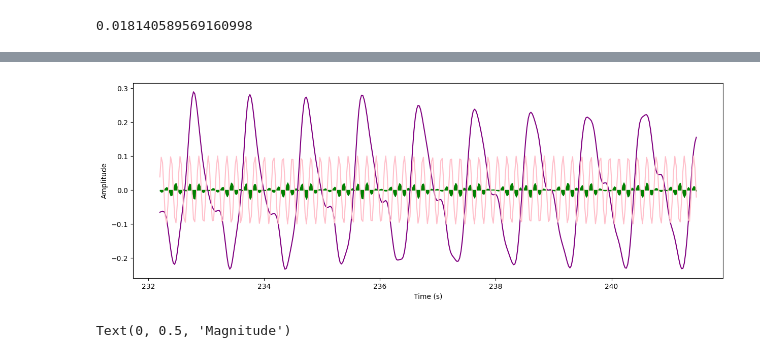
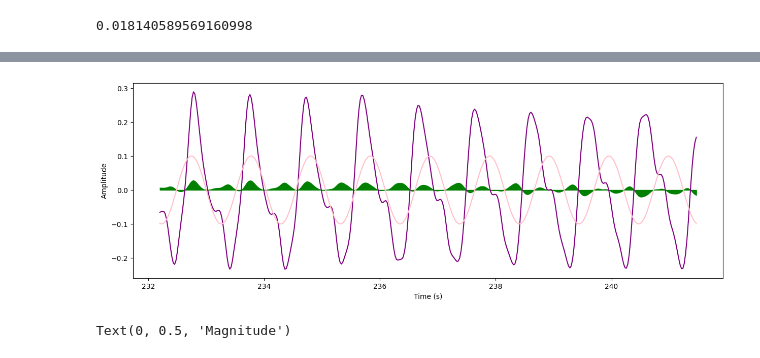
Before and after one commit to nkumeh/MusicInformationRetrieval, a Jupyter notebook: MIR/AudioSignalProcessing/MIR_FourierTransform.ipynb, the cells around one changed output, grey strips where cells are left out. Saved outputs shown, nothing was run; the diff lists cells and outputs as text; code cells hidden in the pictures.

```diff
--- a/MIR/AudioSignalProcessing/MIR_FourierTransform.ipynb
+++ b/MIR/AudioSignalProcessing/MIR_FourierTransform.ipynb
@@ -63,9 +63,9 @@ d_400_samples
 # zoom into waveform
 
 samples = range(len(signal))
-t = librosa.frames_to_time(samples, sr=sr)
+t = librosa.frames_to_time(samples, sr=20050)
 
-plt.figure(figsize=(15,5))
+plt.figure(figsize=(18,5))
 plt.plot(t[10000:10400], signal[10000:10400])
 plt.xlabel('Time (s)')
 plt.ylabel('Amplitude')
@@ -95,23 +95,23 @@ plt.show()
 # %%
 # compare signals and sinusoids
 
-f = 523
-phase = 0.3
+f = 733.1 #.2
+phase = 0.767
 
 sin = 0.1 * np.sin(2 * np.pi * (f * t - phase))
 
 plt.figure(figsize=(15,5))
 plt.plot(t[10000:10400], signal[10000:10400], color="purple")
 plt.plot(t[10000:10400], sin[10000:10400], color="pink")
 
 plt.fill_between(t[10000:10400], sin[10000:10400] * signal[10000:10400], color="green")
 
 plt.xlabel('Time (s)')
 plt.ylabel('Amplitude')
 
 plt.show()
 # %% [output]
-[figure, old version]
+[figure, new version]
 # %%
 # plot spectrum
 
```
Also changed, not shown: parts of 2 cells of this notebook.
